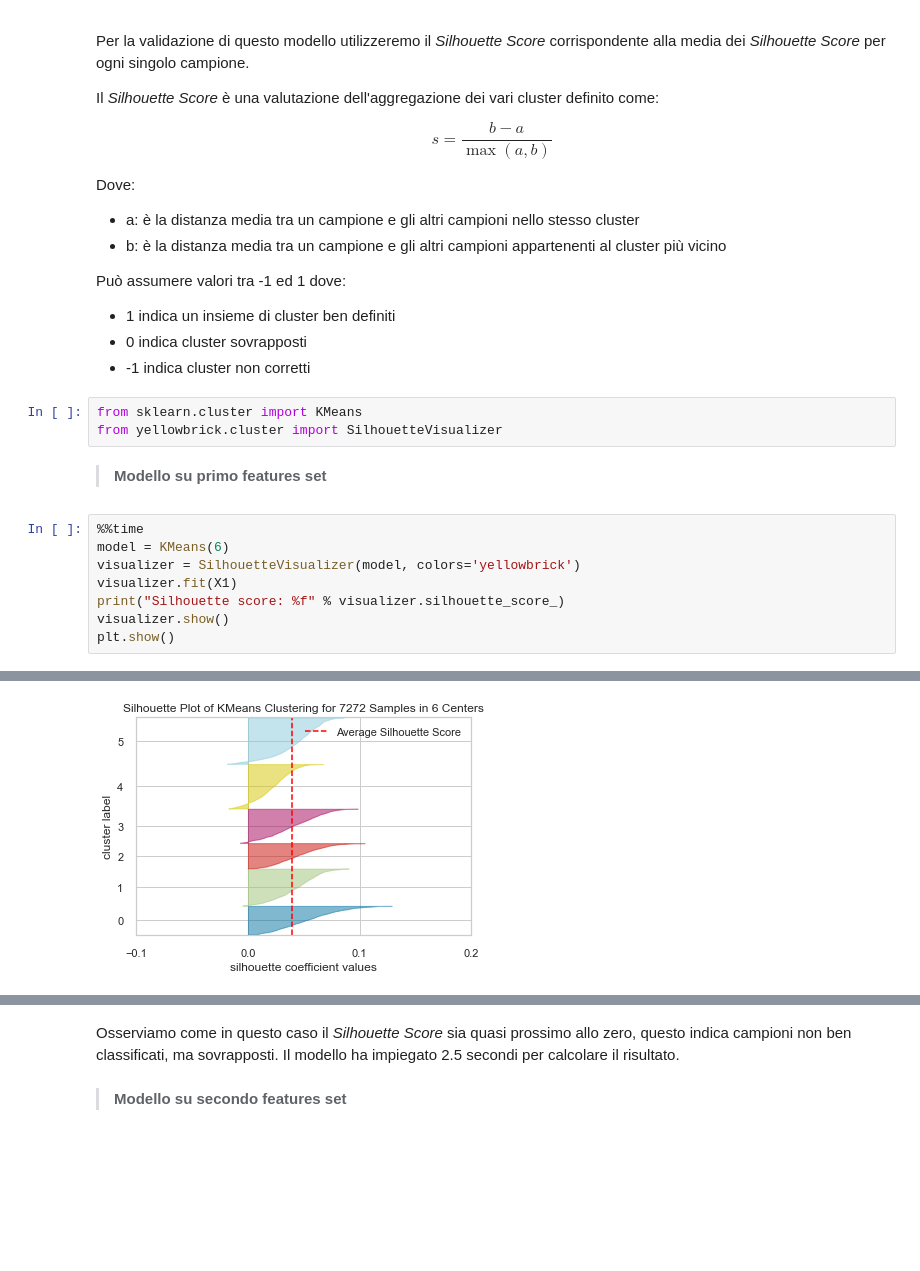
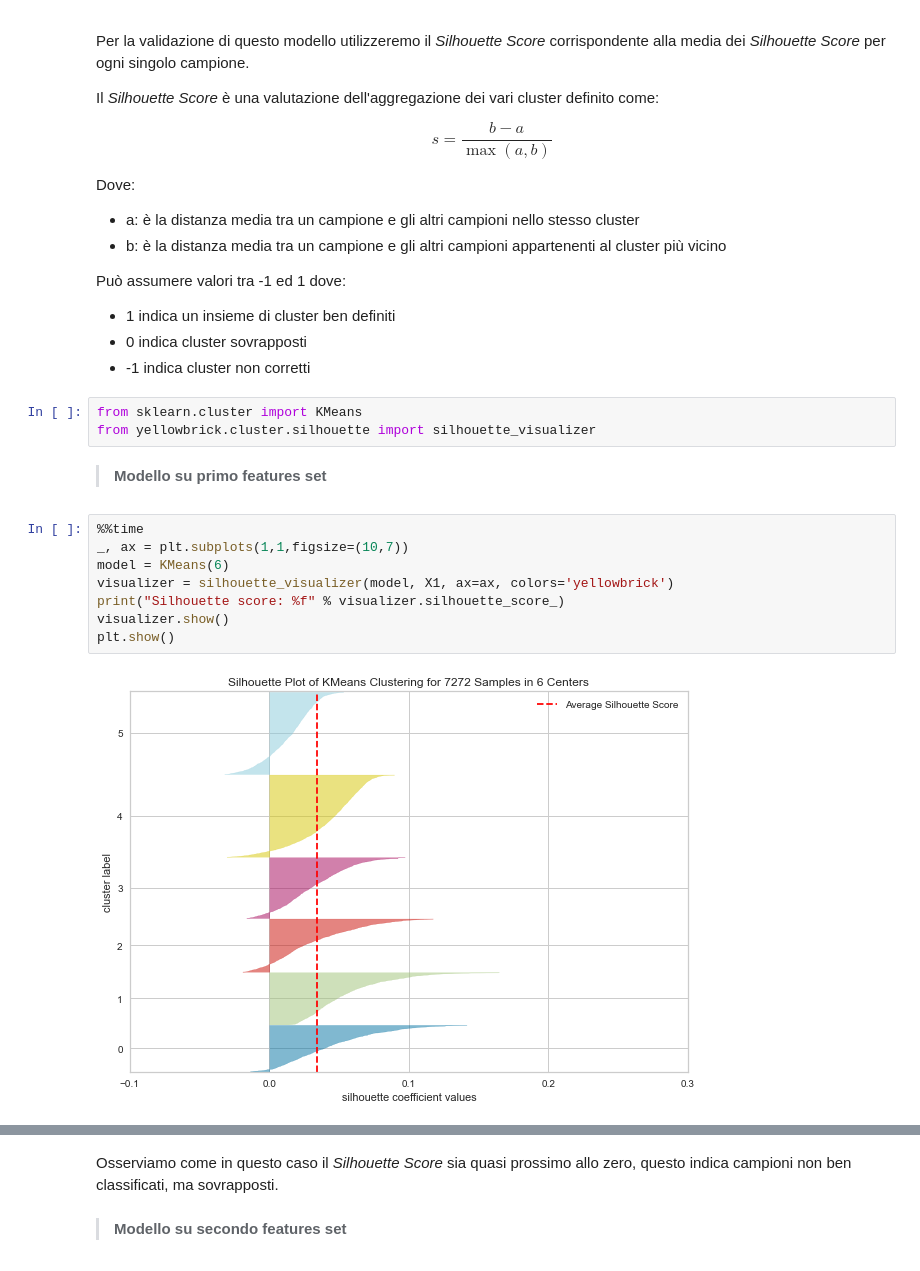
Before and after one commit to giordanoDaloisio/The-Trump-Effect, a Jupyter notebook: The Trump Effect.ipynb, the cells around one changed output, grey strips where cells are left out. Cells and saved outputs as stored; diff of their text form; blank space fills up the shorter version.

```diff
--- a/The Trump Effect.ipynb
+++ b/The Trump Effect.ipynb
@@ -1790,15 +1733,16 @@ Può assumere valori tra -1 ed 1 dove:
 - -1 indica cluster non corretti
 # %%
 from sklearn.cluster import KMeans
-from yellowbrick.cluster import SilhouetteVisualizer
+from yellowbrick.cluster.silhouette import silhouette_visualizer
 # %% [markdown]
 > **Modello su primo features set**
 # %%
 %%time
+_, ax = plt.subplots(1,1,figsize=(10,7))
 model = KMeans(6)
-visualizer = SilhouetteVisualizer(model, colors='yellowbrick')
-visualizer.fit(X1)
+visualizer = silhouette_visualizer(model, X1, ax=ax, colors='yellowbrick')
 print("Silhouette score: %f" % visualizer.silhouette_score_)
 visualizer.show()
 plt.show()
 # %% [output]
+[figure, new version]
@@ -1806 +1750,0 @@ Silhouette score: 0.039684
-[figure, old version]
@@ -1808,5 +1751,5 @@ Wall time: 2.94 s
 # %% [markdown]
-Osserviamo come in questo caso il _Silhouette Score_ sia quasi prossimo allo zero, questo indica campioni non ben classificati, ma sovrapposti. Il modello ha impiegato 2.5 secondi per calcolare il risultato.
+Osserviamo come in questo caso il _Silhouette Score_ sia quasi prossimo allo zero, questo indica campioni non ben classificati, ma sovrapposti.
 # %% [markdown]
 > **Modello su secondo features set**
 # %%
```
Also changed, not shown: parts of 78 cells of this notebook, 1 other file.
